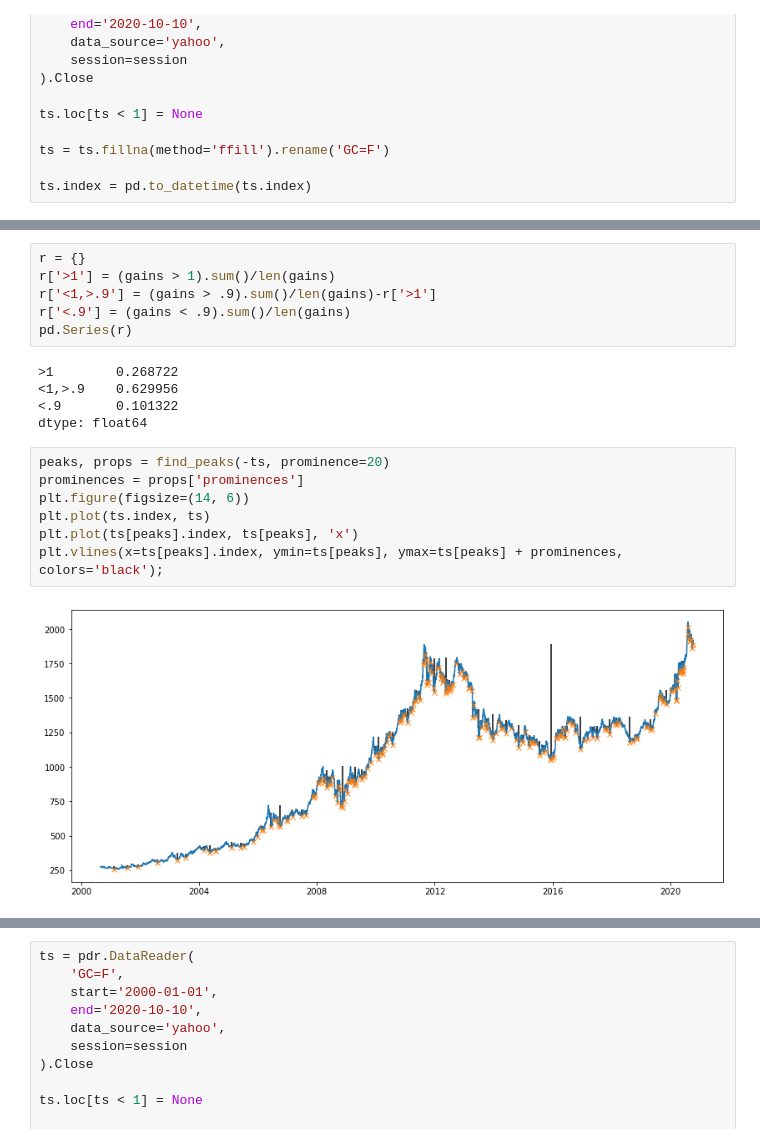
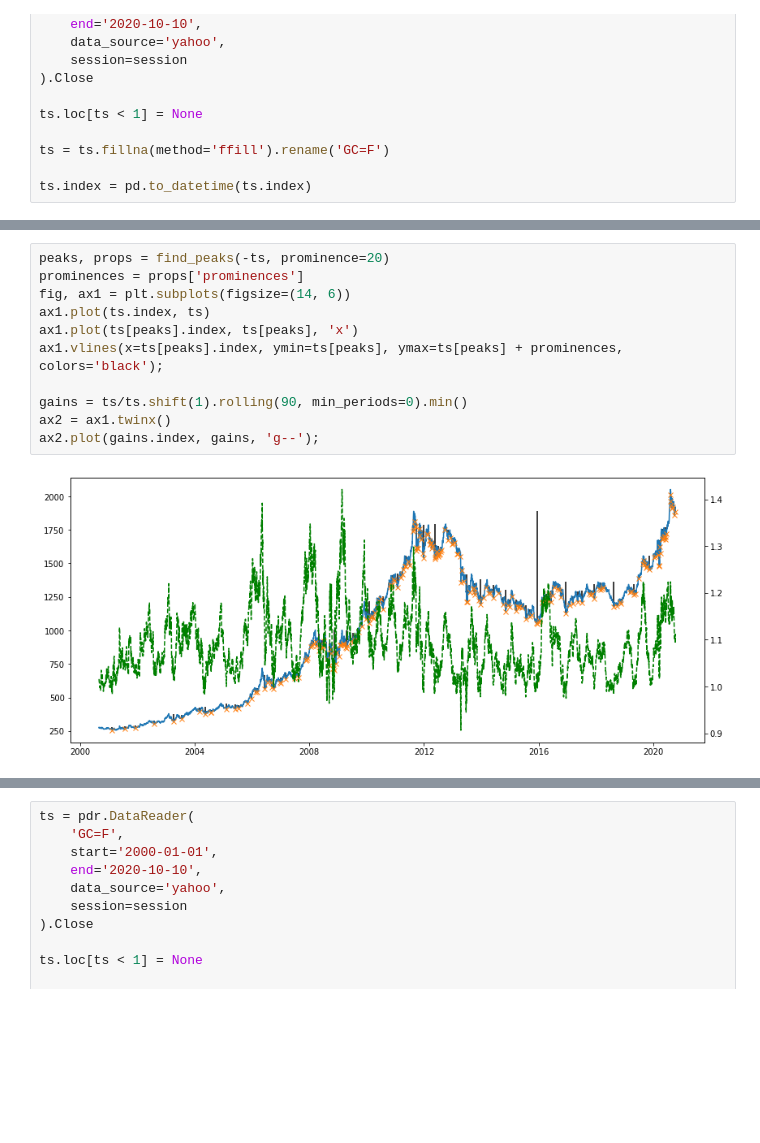
Before and after one commit to dllllb/btrade, a Jupyter notebook: trends.ipynb, the cells around one changed output, grey strips where cells are left out. Drawn from its saved outputs; the diff is of its cells as text; blank space fills up the shorter version.

Commit message:
trends plots

```diff
--- a/trends.ipynb
+++ b/trends.ipynb
@@ -105,20 +40,13 @@ gains.hist(bins=100);
-# %%
-r = {}
-r['>1'] = (gains > 1).sum()/len(gains)
-r['<1,>.9'] = (gains > .9).sum()/len(gains)-r['>1']
-r['<.9'] = (gains < .9).sum()/len(gains)
-pd.Series(r)
-# %% [output]
->1        0.268722
-<1,>.9    0.629956
-<.9       0.101322
-dtype: float64
 # %%
 peaks, props = find_peaks(-ts, prominence=20)
 prominences = props['prominences']
-plt.figure(figsize=(14, 6))
-plt.plot(ts.index, ts)
-plt.plot(ts[peaks].index, ts[peaks], 'x')
-plt.vlines(x=ts[peaks].index, ymin=ts[peaks], ymax=ts[peaks] + prominences, colors='black');
+fig, ax1 = plt.subplots(figsize=(14, 6))
+ax1.plot(ts.index, ts)
+ax1.plot(ts[peaks].index, ts[peaks], 'x')
+ax1.vlines(x=ts[peaks].index, ymin=ts[peaks], ymax=ts[peaks] + prominences, colors='black');
+
+gains = ts/ts.shift(1).rolling(90, min_periods=0).min()
+ax2 = ax1.twinx()
+ax2.plot(gains.index, gains, 'g--');
 # %% [output]
-[figure, old version]
+[figure, new version]
```
Also changed, not shown: parts of 15 cells of this notebook.
